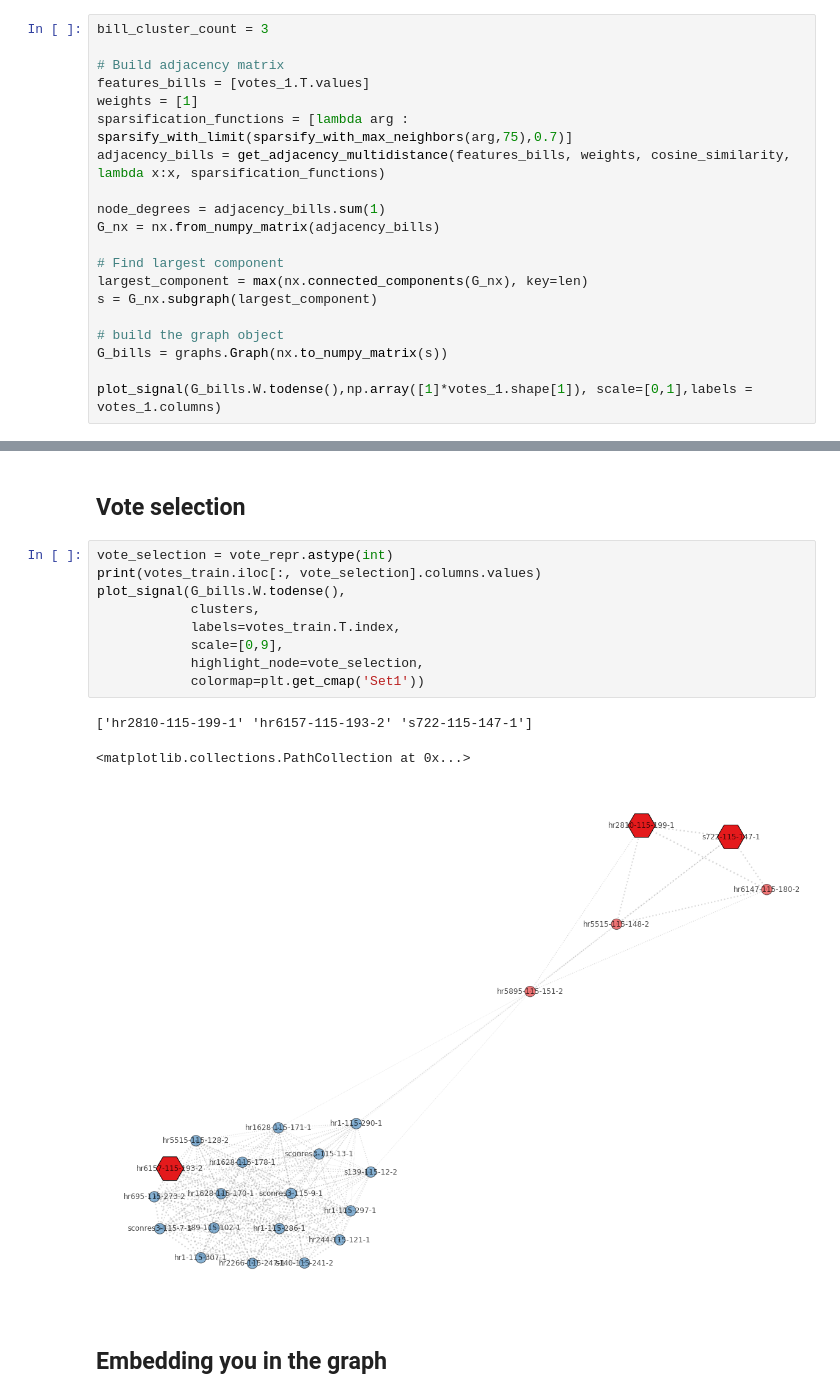
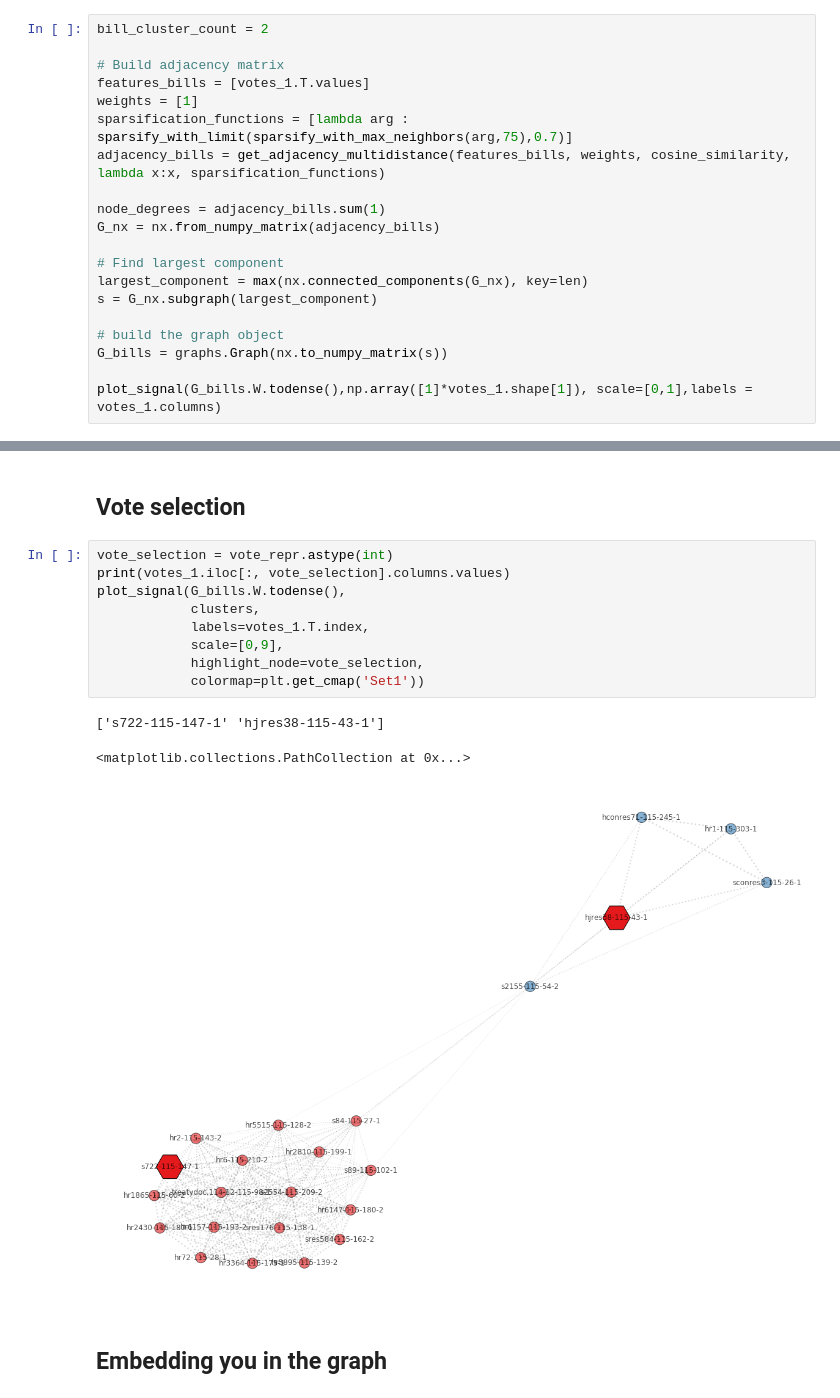
Before and after one commit to lkiel/US-Senators, a Jupyter notebook: Project Demonstration.ipynb, the cells around one changed output, grey strips where cells are left out. Saved outputs shown, nothing was run; the diff lists cells and outputs as text.

Commit message:
Fixed some bugs and decreased the number of selected votes from 3 to 2

```diff
--- a/Project Demonstration.ipynb
+++ b/Project Demonstration.ipynb
@@ -152,7 +155,7 @@ We decided to select 3 influencial votes by using different similarity measure m
 
 Building a similarity graph where node correspond to bills and features to senators, we can identify which bills are similar in terms of voting base. Therefore, each cluster should then correspond to a different electoral support.
 # %%
-bill_cluster_count = 3
+bill_cluster_count = 2
 
 # Build adjacency matrix
 features_bills = [votes_1.T.values]
@@ -588,17 +612,17 @@ vote_repr = best_bills_per_method[2]
 ## Vote selection
 # %%
 vote_selection = vote_repr.astype(int)
-print(votes_train.iloc[:, vote_selection].columns.values)
+print(votes_1.iloc[:, vote_selection].columns.values)
 plot_signal(G_bills.W.todense(),
             clusters,
-            labels=votes_train.T.index,
+            labels=votes_1.T.index,
             scale=[0,9],
             highlight_node=vote_selection,
             colormap=plt.get_cmap('Set1'))
 # %% [output]
-['hr2810-115-199-1' 'hr6157-115-193-2' 's722-115-147-1']
+['s722-115-147-1' 'hjres38-115-43-1']
 <matplotlib.collections.PathCollection at 0x...>
-[figure, old version]
+[figure, new version]
 # %% [markdown]
 ## Embedding you in the graph
 # %% [markdown]
```
Also changed, not shown: parts of 25 cells of this notebook.
